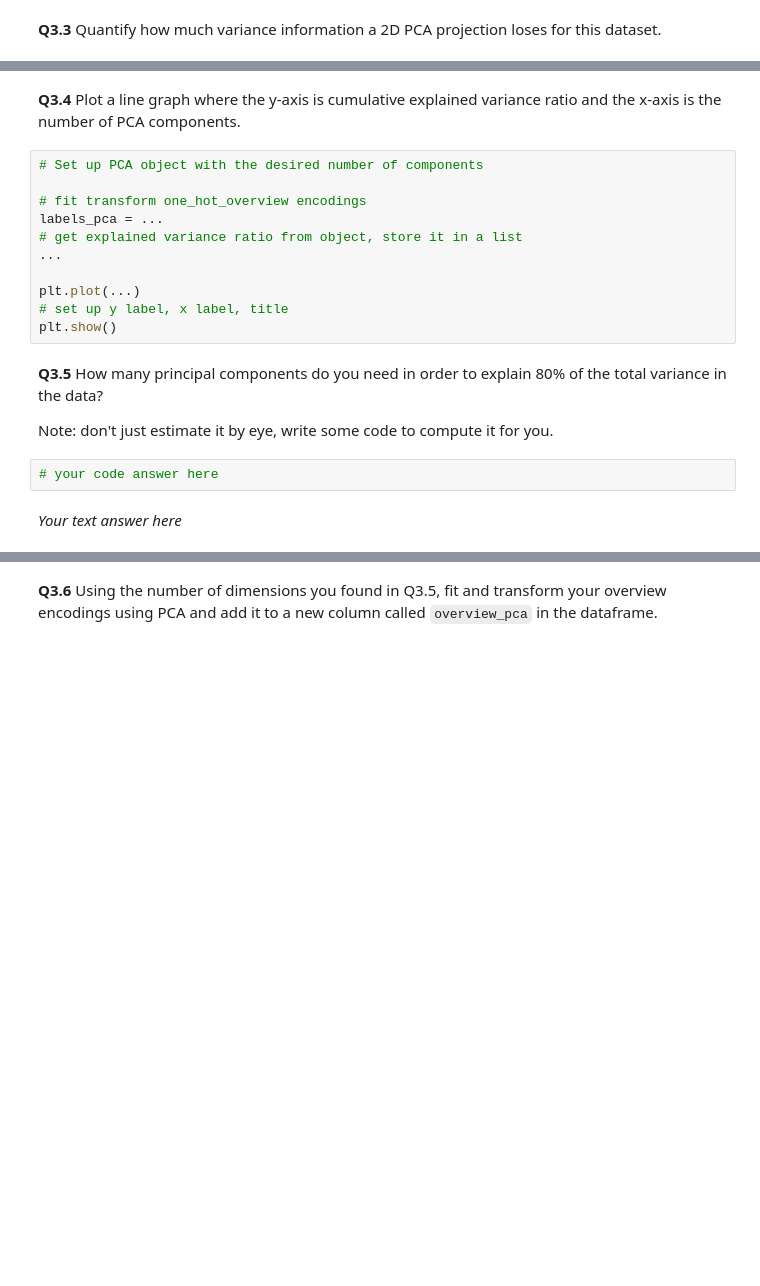
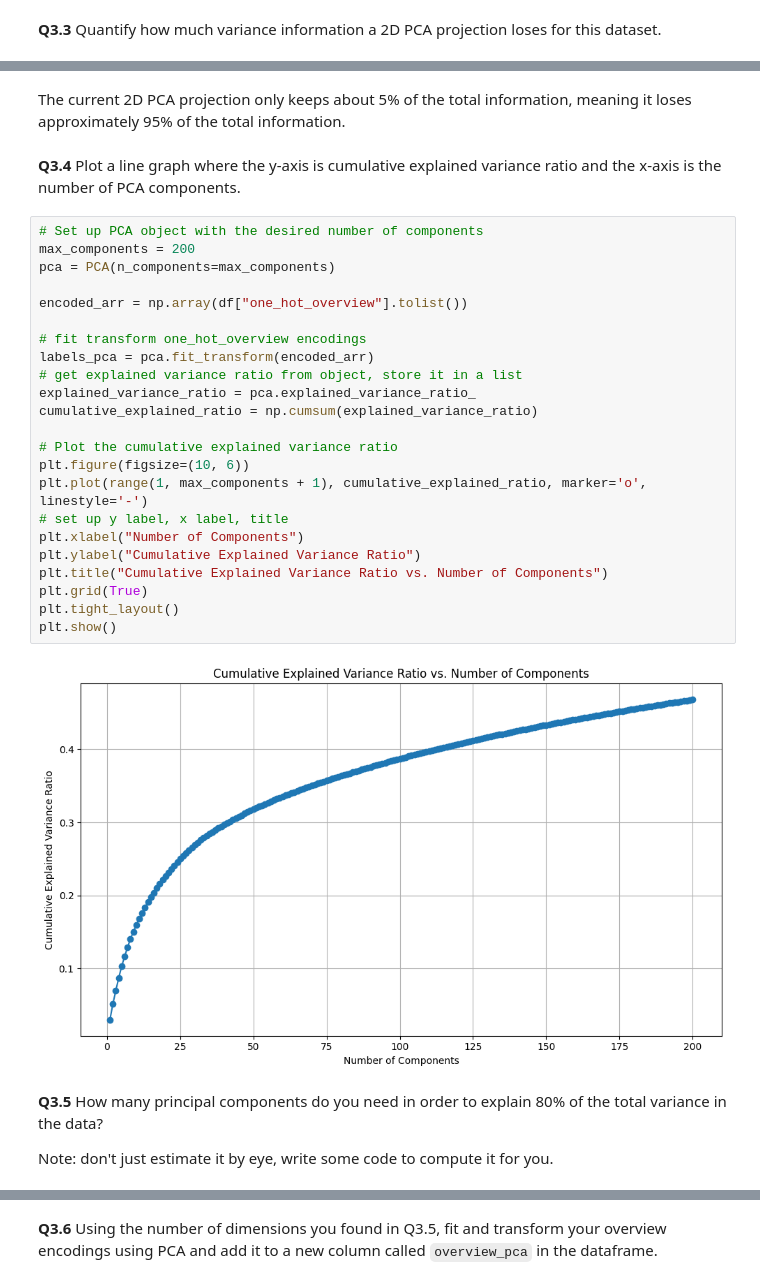
Before and after one commit to Ysop1264/TMDLWeek2, a Jupyter notebook: TMDL_2024_25_Assignment_3,_Ans_636866.ipynb, the cells around one changed output, grey strips where cells are left out. Drawn from its saved outputs; the diff is of its cells as text; blank space fills up the shorter version.

```diff
--- a/TMDL_2024_25_Assignment_3,_Ans_636866.ipynb
+++ b/TMDL_2024_25_Assignment_3,_Ans_636866.ipynb
@@ -325,21 +375,33 @@ from sklearn.decomposition import PCA
+# %% [markdown]
+The current 2D PCA projection only keeps about 5% of the total information, meaning it loses approximately 95% of the total information.
 # %% [markdown]
 **Q3.4** Plot a line graph where the y-axis is cumulative explained variance ratio and the x-axis is the number of PCA components.
 # %%
 # Set up PCA object with the desired number of components
+max_components = 200
+pca = PCA(n_components=max_components)
+
+encoded_arr = np.array(df["one_hot_overview"].tolist())
 
 # fit transform one_hot_overview encodings
-labels_pca = ...
+labels_pca = pca.fit_transform(encoded_arr)
 # get explained variance ratio from object, store it in a list
-...
+explained_variance_ratio = pca.explained_variance_ratio_
+cumulative_explained_ratio = np.cumsum(explained_variance_ratio)
 
-plt.plot(...)
+# Plot the cumulative explained variance ratio
+plt.figure(figsize=(10, 6))
+plt.plot(range(1, max_components + 1), cumulative_explained_ratio, marker='o', linestyle='-')
 # set up y label, x label, title
+plt.xlabel("Number of Components")
+plt.ylabel("Cumulative Explained Variance Ratio")
+plt.title("Cumulative Explained Variance Ratio vs. Number of Components")
+plt.grid(True)
+plt.tight_layout()
 plt.show()
+# %% [output]
+[figure, added]
 # %% [markdown]
 **Q3.5** How many principal components do you need in order to explain 80% of the total variance in the data?
 
 Note: don't just estimate it by eye, write some code to compute it for you.
-# %%
-# your code answer here
-# %% [markdown]
-*Your text answer here*
```
Also changed, not shown: parts of 34 cells of this notebook.
